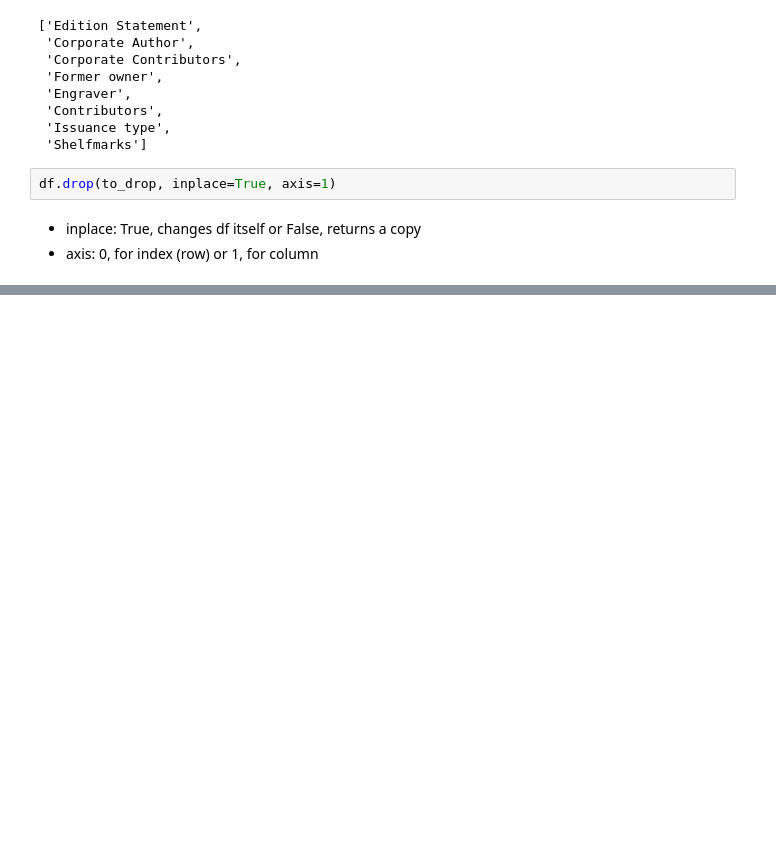
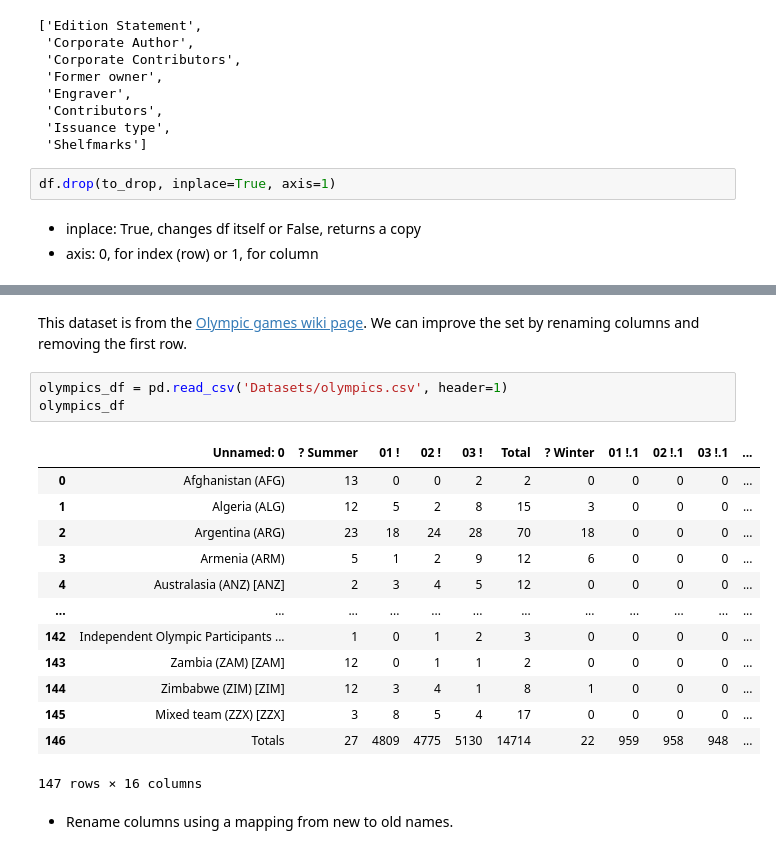
Before and after one commit to s-zavala/real_python, a Jupyter notebook: cleaning_tutorial.ipynb, the cells around one changed output, grey strips where cells are left out. Cells and saved outputs as stored; diff of their text form; blank space fills up the shorter version.

```diff
--- a/cleaning_tutorial.ipynb
+++ b/cleaning_tutorial.ipynb
@@ -52,0 +340,21 @@ df.head()
+# %% [markdown]
+This dataset is from the <a href="https://en.wikipedia.org/wiki/All-time_Olympic_Games_medal_table">Olympic games wiki page</a>. We can improve the set by renaming columns and removing the first row.
+# %%
+olympics_df = pd.read_csv('Datasets/olympics.csv', header=1)
+olympics_df
+# %% [output]
+|  | Unnamed: 0 | ? Summer | 01 ! | 02 ! | 03 ! | Total | ? Winter | 01 !.1 | 02 !.1 | 03 !.1 | ... |
+| 0 | Afghanistan (AFG) | 13 | 0 | 0 | 2 | 2 | 0 | 0 | 0 | 0 | ... |
+| 1 | Algeria (ALG) | 12 | 5 | 2 | 8 | 15 | 3 | 0 | 0 | 0 | ... |
+| 2 | Argentina (ARG) | 23 | 18 | 24 | 28 | 70 | 18 | 0 | 0 | 0 | ... |
+| 3 | Armenia (ARM) | 5 | 1 | 2 | 9 | 12 | 6 | 0 | 0 | 0 | ... |
+| 4 | Australasia (ANZ) [ANZ] | 2 | 3 | 4 | 5 | 12 | 0 | 0 | 0 | 0 | ... |
+| ... | ... | ... | ... | ... | ... | ... | ... | ... | ... | ... | ... |
+| 142 | Independent Olympic Participants ... | 1 | 0 | 1 | 2 | 3 | 0 | 0 | 0 | 0 | ... |
+| 143 | Zambia (ZAM) [ZAM] | 12 | 0 | 1 | 1 | 2 | 0 | 0 | 0 | 0 | ... |
+| 144 | Zimbabwe (ZIM) [ZIM] | 12 | 3 | 4 | 1 | 8 | 1 | 0 | 0 | 0 | ... |
+| 145 | Mixed team (ZZX) [ZZX] | 3 | 8 | 5 | 4 | 17 | 0 | 0 | 0 | 0 | ... |
+| 146 | Totals | 27 | 4809 | 4775 | 5130 | 14714 | 22 | 959 | 958 | 948 | ... |
+147 rows × 16 columns
+# %% [markdown]
+- Rename columns using a mapping from new to old names.
```
Also changed, not shown: parts of 41 cells of this notebook.
